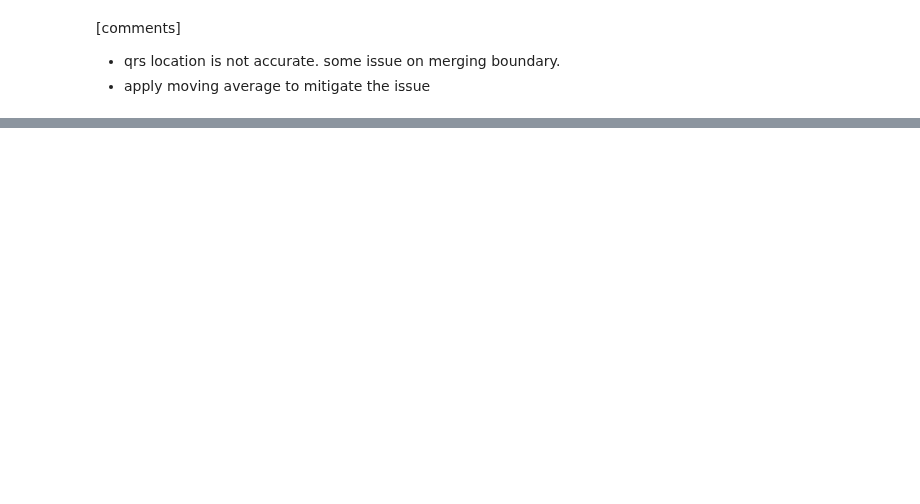
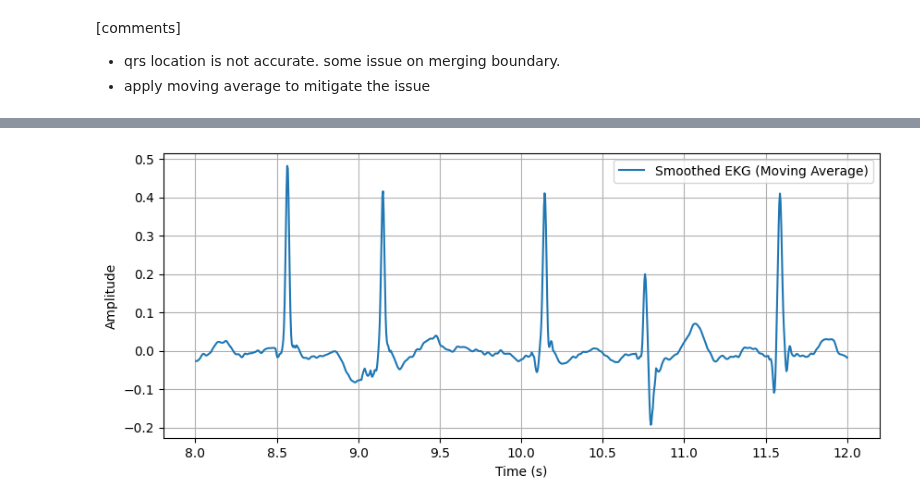
Before and after one commit to chenhaodev/biosig_ecg_plot, a Jupyter notebook: examples/noisy_ekg_samsung/samsung_csv_to_wfdb.ipynb, the cells around one changed output, grey strips where cells are left out. Cells and saved outputs as stored; diff of their text form; code cells hidden in the pictures; blank space fills up the shorter version.

```diff
--- a/examples/noisy_ekg_samsung/samsung_csv_to_wfdb.ipynb
+++ b/examples/noisy_ekg_samsung/samsung_csv_to_wfdb.ipynb
@@ -222,0 +180,25 @@ plt.show()
+# %%
+import numpy as np
+import matplotlib.pyplot as plt
+
+def moving_average(signal, window_size):
+    """
+    Applies moving average smoothing to the input signal.
+    """
+    window = np.ones(window_size) / window_size
+    return np.convolve(signal, window, mode='same')
+
+# Apply moving average to the filtered EKG signal
+window_size = 5 # Adjust the window size as needed
+smoothed_ekg = moving_average(combined_ekg, 5)
+
+# Plot the original, filtered, and smoothed EKG signals
+plt.figure(figsize=(10, 4))
+plt.plot(timestamps[2000:3000], smoothed_ekg[2000:3000], label='Smoothed EKG (Moving Average)')
+plt.xlabel('Time (s)')
+plt.ylabel('Amplitude')
+plt.legend()
+plt.grid(True)
+plt.show()
+# %% [output]
+[figure, added]
```
Also changed, not shown: parts of 8 cells of this notebook, 1 other file.
